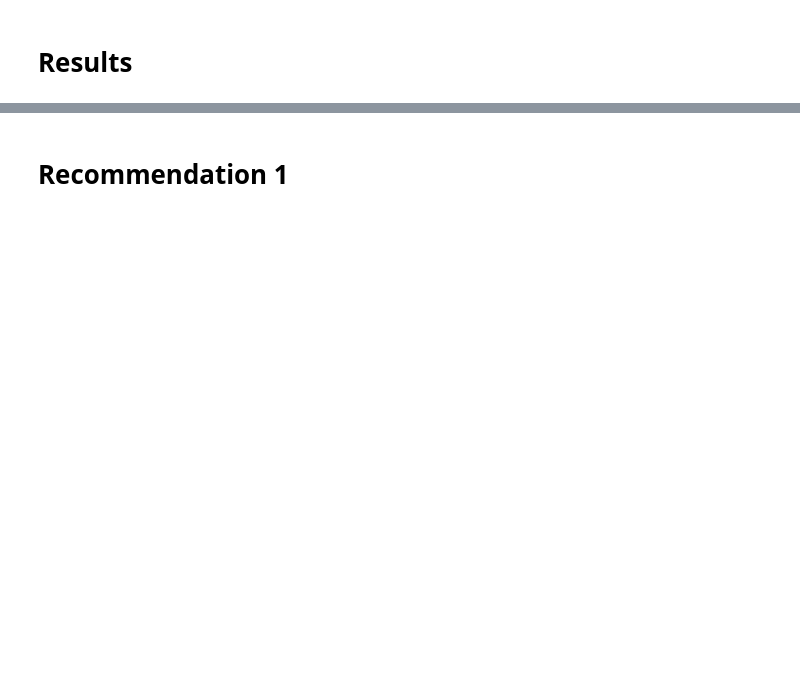
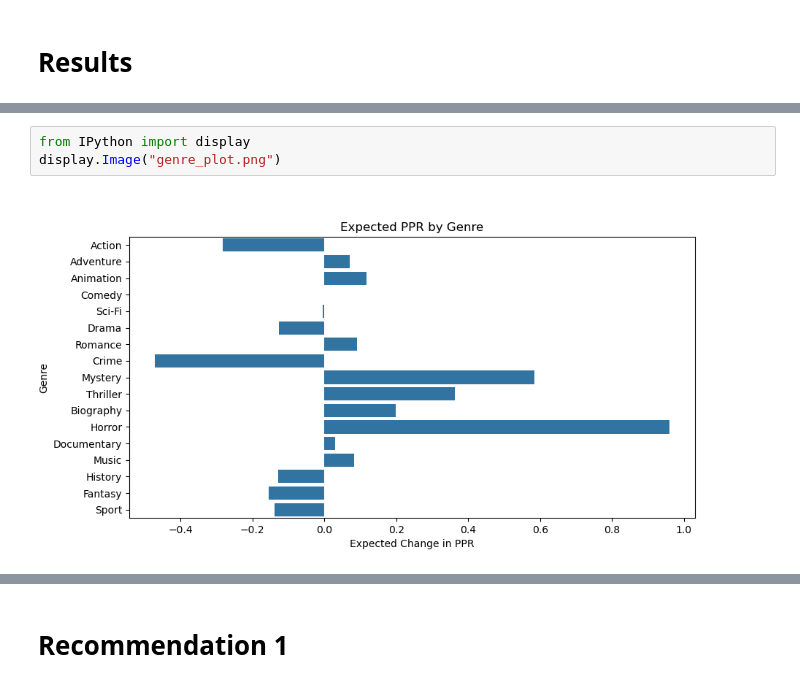
Before and after one commit to Keys2610/dsc-phase-2-project-v3, a Jupyter notebook: Final_Phase_2_Project_Notebook.ipynb, the cells around one changed output, grey strips where cells are left out. Drawn from its saved outputs; the diff is of its cells as text; blank space fills up the shorter version.

```diff
--- a/Final_Phase_2_Project_Notebook.ipynb
+++ b/Final_Phase_2_Project_Notebook.ipynb
@@ -218,0 +225,5 @@ genre_list_stat_sig
+# %%
+from IPython import display
+display.Image("genre_plot.png")
+# %% [output]
+[figure, added]
```
Also changed, not shown: parts of 20 cells of this notebook, 7 other files.
